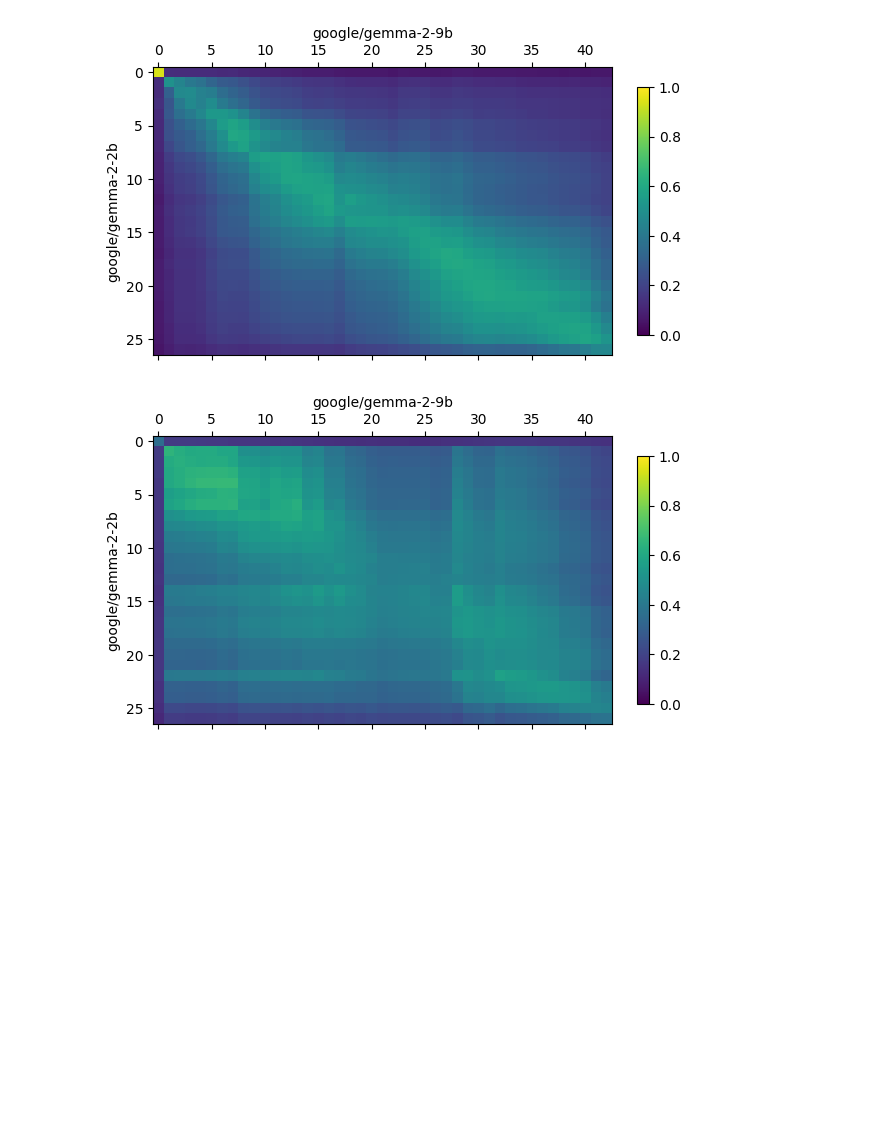
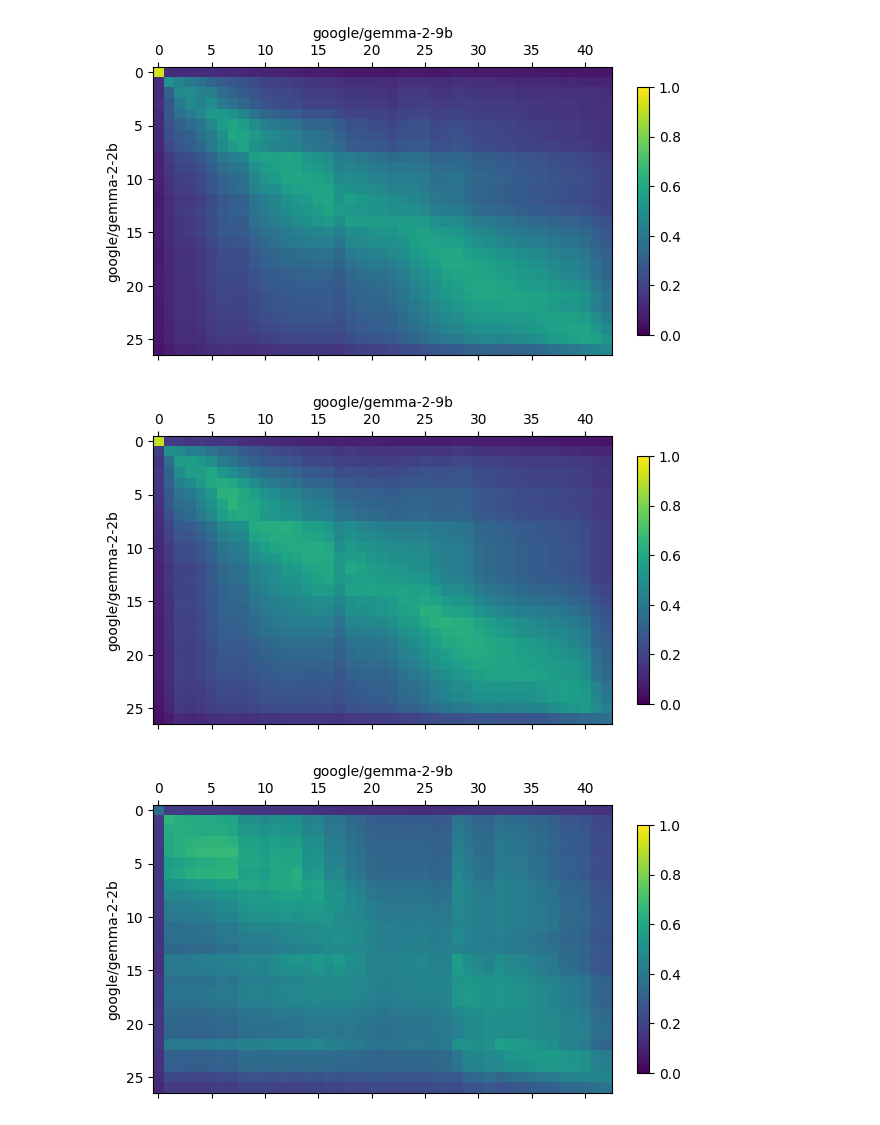
Before and after one commit to chriswolfram/unireps, a Jupyter notebook: notebooks/unireps-2.ipynb, the cells around one changed output. Drawn from its saved outputs; the diff is of its cells as text; code cells hidden in the pictures; blank space fills up the shorter version.

```diff
--- a/notebooks/unireps-2.ipynb
+++ b/notebooks/unireps-2.ipynb
@@ -190,6 +190,11 @@ layer_similarities_plot('google/gemma-2-2b', 'google/gemma-2-9b', 'imdb')
 plt.show()
 # %% [output]
 [figure]
+# %%
+layer_similarities_plot('google/gemma-2-2b', 'google/gemma-2-9b', 'web_text')
+plt.show()
+# %% [output]
+[figure, added]
 # %%
 layer_similarities_plot('google/gemma-2-2b', 'google/gemma-2-9b', 'imdb_caesar')
 plt.show()
```
Also changed, not shown: parts of 9 cells of this notebook, 1 other file.
